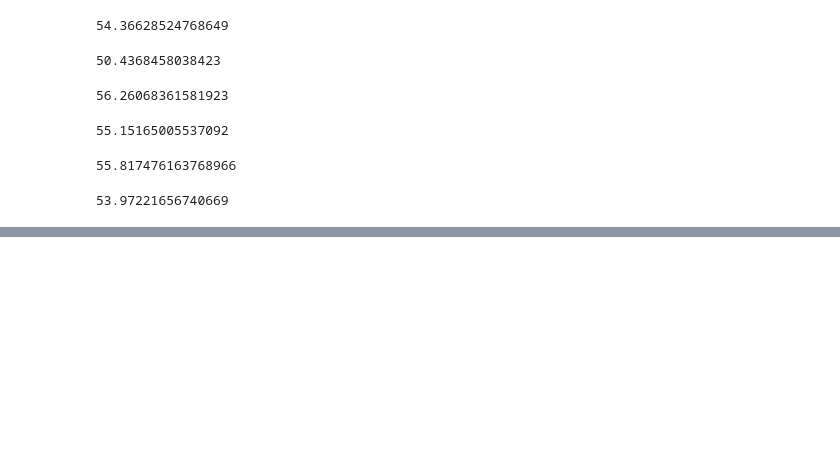
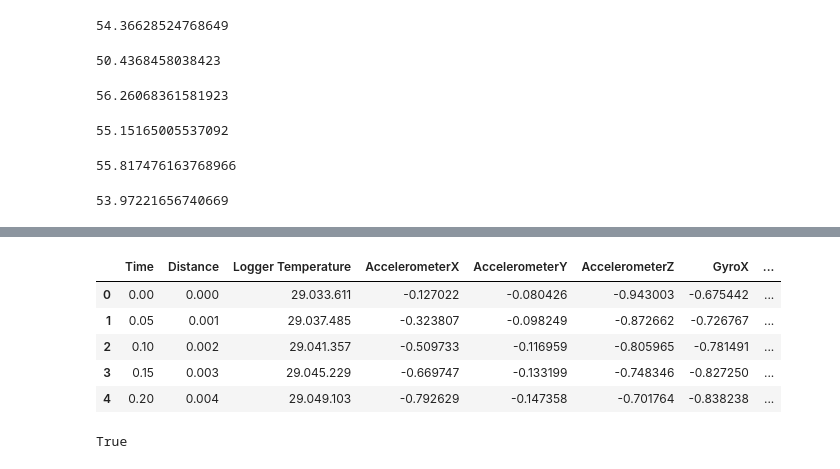
Before and after one commit to juliasabatel/MA22RT_DRIVER_ANALYSIS, a Jupyter notebook: src/MA22RT_DRIVER_ANALYSIS.ipynb, the cells around one changed output, grey strips where cells are left out. Drawn from its saved outputs; the diff is of its cells as text; code cells hidden in the pictures; blank space fills up the shorter version.

```diff
--- a/src/MA22RT_DRIVER_ANALYSIS.ipynb
+++ b/src/MA22RT_DRIVER_ANALYSIS.ipynb
@@ -223,0 +678,13 @@ A_LAP8.GPS_Speed.apply(funcion).mean()
+# %%
+D_LAP8.head()
+# %% [output]
+|  | Time | Distance | Logger Temperature | AccelerometerX | AccelerometerY | AccelerometerZ | GyroX | ... |
+| 0 | 0.00 | 0.000 | 29.033.611 | -0.127022 | -0.080426 | -0.943003 | -0.675442 | ... |
+| 1 | 0.05 | 0.001 | 29.037.485 | -0.323807 | -0.098249 | -0.872662 | -0.726767 | ... |
+| 2 | 0.10 | 0.002 | 29.041.357 | -0.509733 | -0.116959 | -0.805965 | -0.781491 | ... |
+| 3 | 0.15 | 0.003 | 29.045.229 | -0.669747 | -0.133199 | -0.748346 | -0.827250 | ... |
+| 4 | 0.20 | 0.004 | 29.049.103 | -0.792629 | -0.147358 | -0.701764 | -0.838238 | ... |
+# %%
+len(A_LAP5.columns) == len(D_LAP8.columns)
+# %% [output]
+True
```
Also changed, not shown: parts of 41 cells of this notebook, 1 other file.
